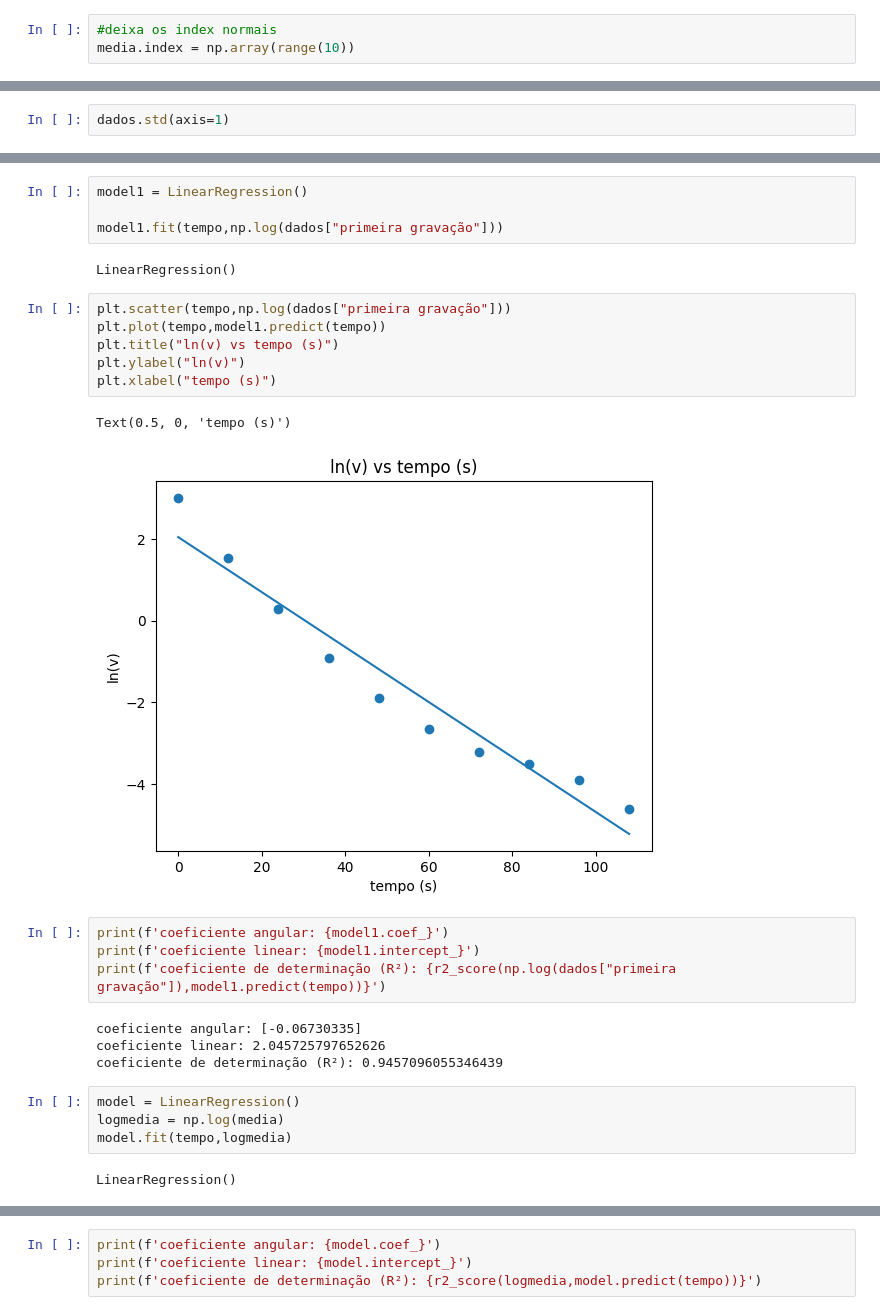
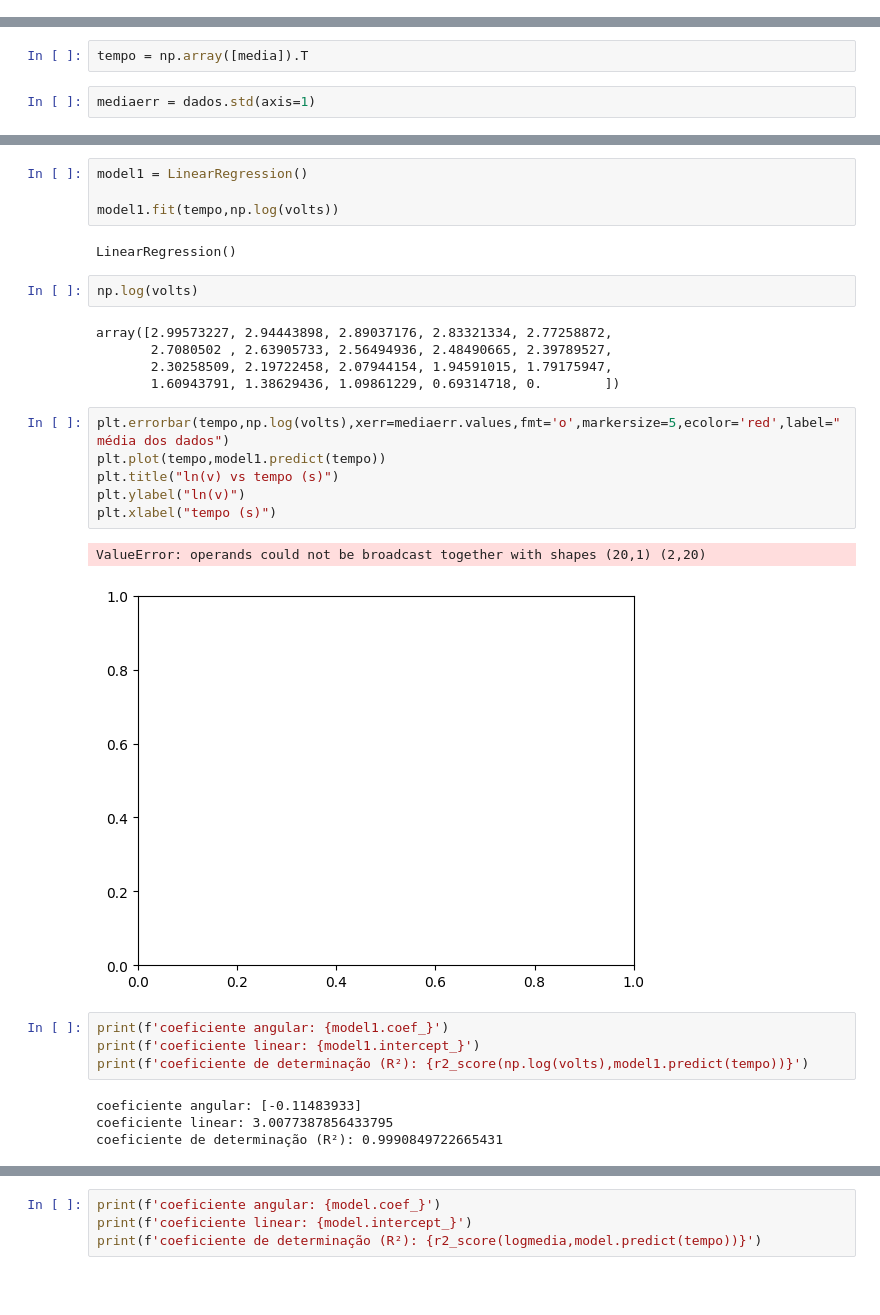
Before and after one commit to mickpires/primeiro-relat-rio, a Jupyter notebook: analise.ipynb, the cells around one changed output, grey strips where cells are left out. Cells and saved outputs as stored; diff of their text form; blank space fills up the shorter version.

Commit message:
atualizei os dados

```diff
--- a/analise.ipynb
+++ b/analise.ipynb
@@ -18,5 +21,2 @@ tempo = np.array([[0,12,24,36,48,60,72,84,96,108]]).T
 # %%
 media = dados.mean(axis=1) # faz a operação para cada linhas
-# %%
-#deixa os index normais
-media.index = np.array(range(10))
@@ -26,2 +43,4 @@ media.index = np.array(range(10))
+# %%
+tempo = np.array([media]).T
 # %%
-dados.std(axis=1)
+mediaerr = dados.std(axis=1)
@@ -42,32 +56,33 @@ Primeira gravação
 # %%
 model1 = LinearRegression()
 
-model1.fit(tempo,np.log(dados["primeira gravação"]))
+model1.fit(tempo,np.log(volts))
 # %% [output]
 LinearRegression()
+# %%
+np.log(volts)
+# %% [output]
+array([2.99573227, 2.94443898, 2.89037176, 2.83321334, 2.77258872,
+       2.7080502 , 2.63905733, 2.56494936, 2.48490665, 2.39789527,
+       2.30258509, 2.19722458, 2.07944154, 1.94591015, 1.79175947,
+       1.60943791, 1.38629436, 1.09861229, 0.69314718, 0.        ])
 # %%
-plt.scatter(tempo,np.log(dados["primeira gravação"]))
+plt.errorbar(tempo,np.log(volts),xerr=mediaerr.values,fmt='o',markersize=5,ecolor='red',label="média dos dados")
 plt.plot(tempo,model1.predict(tempo))
 plt.title("ln(v) vs tempo (s)")
 plt.ylabel("ln(v)")
 plt.xlabel("tempo (s)")
 # %% [output]
-Text(0.5, 0, 'tempo (s)')
+ValueError: operands could not be broadcast together with shapes (20,1) (2,20)
-[figure, old version]
+[figure, new version]
 # %%
 print(f'coeficiente angular: {model1.coef_}')
 print(f'coeficiente linear: {model1.intercept_}')
-print(f'coeficiente de determinação (R²): {r2_score(np.log(dados["primeira gravação"]),model1.predict(tempo))}')
+print(f'coeficiente de determinação (R²): {r2_score(np.log(volts),model1.predict(tempo))}')
 # %% [output]
-coeficiente angular: [-0.06730335]
-coeficiente linear: 2.045725797652626
-coeficiente de determinação (R²): 0.9457096055346439
+coeficiente angular: [-0.11483933]
+coeficiente linear: 3.0077387856433795
+coeficiente de determinação (R²): 0.9990849722665431
-# %%
-model = LinearRegression()
-logmedia = np.log(media)
-model.fit(tempo,logmedia)
-# %% [output]
-LinearRegression()
 # %%
 mediaerr = np.array([0,0.2,.01,.01,.004,.004,0,.005,0,0])
 plt.errorbar(tempo,logmedia,yerr=mediaerr,fmt='o',markersize=5,ecolor='red',label="média dos dados")
```
Also changed, not shown: parts of 8 cells of this notebook.
